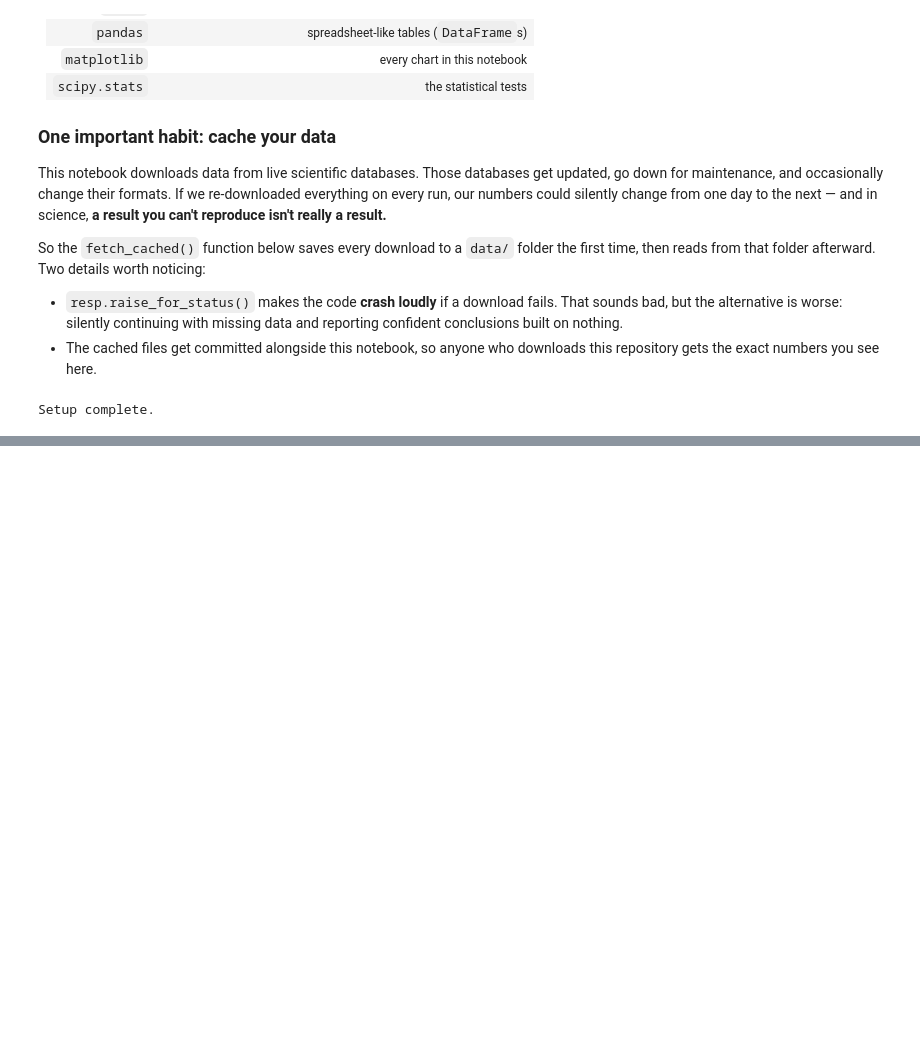
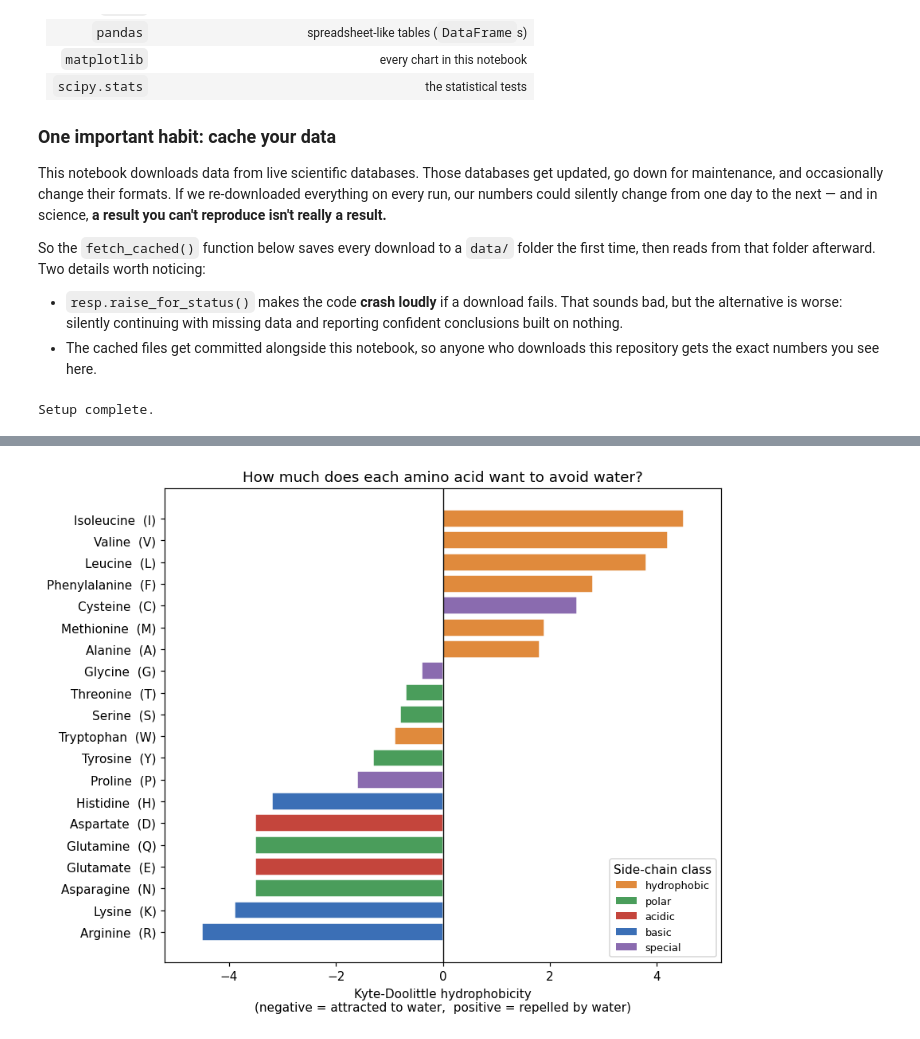
Before and after one commit to legpt/alphafold-confidence-project, a Jupyter notebook: amino_acid_chemistry_confidence.ipynb, the cells around one changed output, grey strips where cells are left out. Saved outputs shown, nothing was run; the diff lists cells and outputs as text; code cells hidden in the pictures; blank space fills up the shorter version.

```diff
--- a/amino_acid_chemistry_confidence.ipynb
+++ b/amino_acid_chemistry_confidence.ipynb
@@ -116,0 +377,28 @@ Setup complete.
+# %%
+CLASS_COLORS = {
+    "hydrophobic": "#E08A3C",   # orange - avoids water
+    "polar":       "#4A9D5B",   # green  - hydrogen bonds with water
+    "acidic":      "#C4453C",   # red    - negative at pH 7
+    "basic":       "#3B6FB6",   # blue   - positive at pH 7
+    "special":     "#8A6BAF",   # purple - structural oddballs
+}
+
+ordered = aa_table.sort_values("hydrophobicity")
+
+fig, ax = plt.subplots(figsize=(8, 6.5))
+ax.barh(ordered["name"] + "  (" + ordered["aa"] + ")", ordered["hydrophobicity"],
+        color=[CLASS_COLORS[c] for c in ordered["class"]], edgecolor="white")
+ax.axvline(0, color="black", linewidth=0.9)
+
+ax.set_xlabel("Kyte-Doolittle hydrophobicity\n(negative = attracted to water,  positive = repelled by water)")
+ax.set_title("How much does each amino acid want to avoid water?")
+ax.set_xlim(-5.2, 5.2)
+
+from matplotlib.patches import Patch
+ax.legend(handles=[Patch(facecolor=c, label=k) for k, c in CLASS_COLORS.items()],
+          loc="lower right", fontsize=8.5, title="Side-chain class")
+
+plt.tight_layout()
+plt.show()
+# %% [output]
+[figure, added]
```
Also changed, not shown: parts of 8 cells of this notebook, 3 other files.
